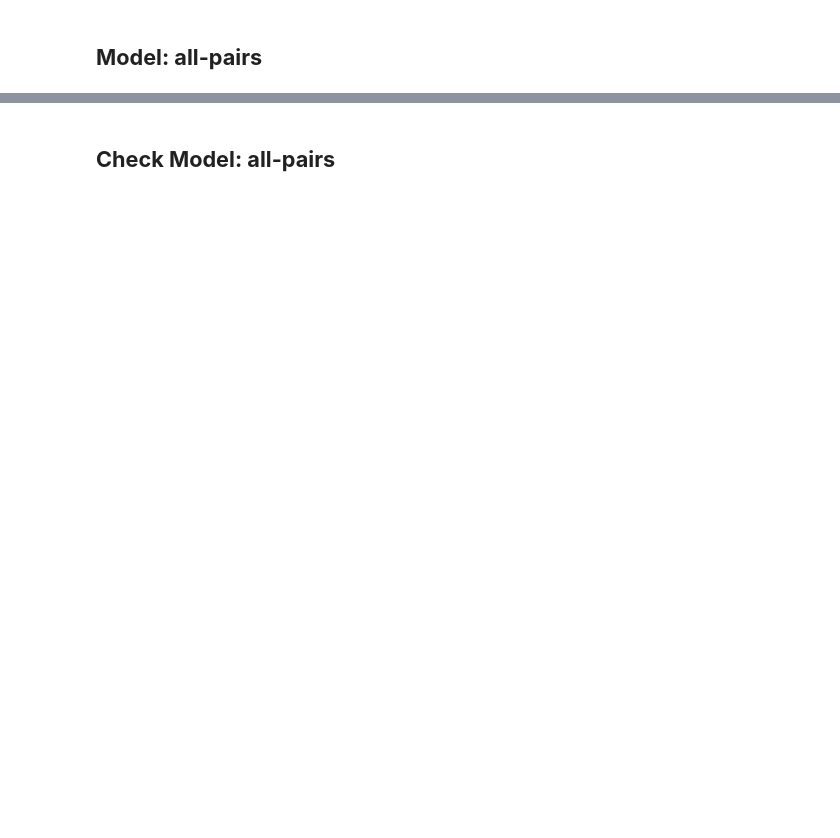
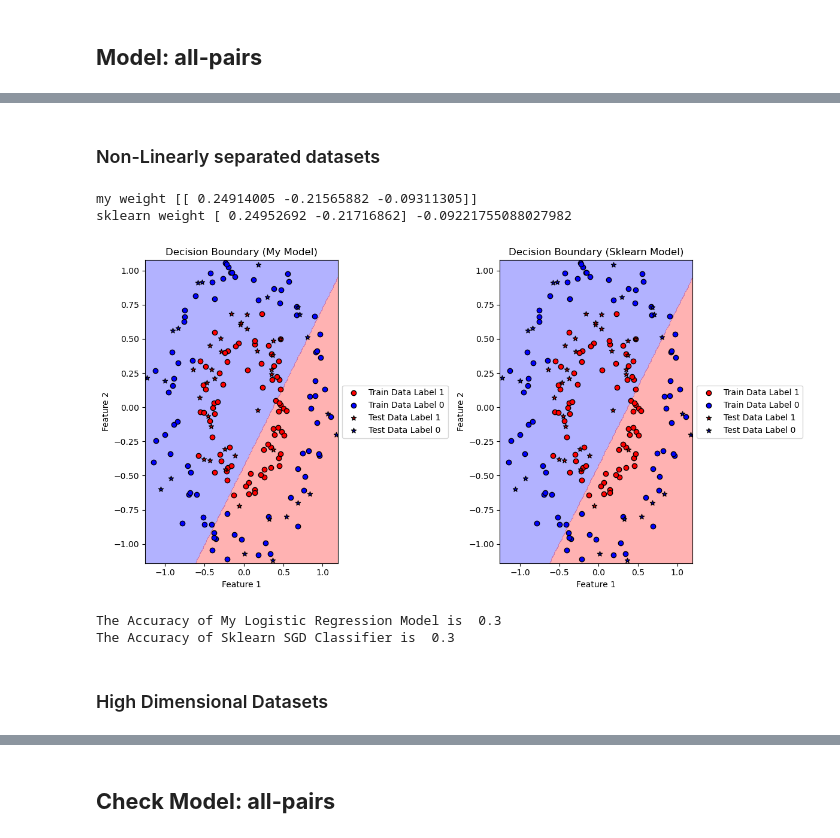
Before and after one commit to hyukahn16/data2060-final-project, a Jupyter notebook: project.ipynb, the cells around one changed output, grey strips where cells are left out. Drawn from its saved outputs; the diff is of its cells as text; code cells hidden in the pictures; blank space fills up the shorter version.

```diff
--- a/project.ipynb
+++ b/project.ipynb
@@ -588,0 +603,28 @@ class AllPairs:
+# %% [markdown]
+### Non-Linearly separated datasets
+# %%
+from sklearn.datasets import make_circles
+np.random.seed(0)
+
+# Generate circle-like datasets
+X3, Y3 = make_circles(n_samples=200, noise=0.1, factor=0.5, random_state=0)
+indices = np.arange(X3.shape[0])
+shuffled_inds = np.random.permutation(indices)
+X3 = X3[shuffled_inds]
+Y3 = Y3[shuffled_inds]
+X3_train = X3[indices[:150]]
+Y3_train = Y3[indices[:150]]
+X3_test = X3[indices[-51:-1]]
+Y3_test = Y3[indices[-51:-1]]
+
+# check
+CheckPlot_LR(X=X3_train, Y=Y3_train, X_test=X3_test, Y_test=Y3_test,
+             lr=0.01, num_epochs=10000)
+# %% [output]
+my weight [[ 0.24914005 -0.21565882 -0.09311305]]
+sklearn weight [ 0.24952692 -0.21716862] -0.09221755088027982
+[figure, added]
+The Accuracy of My Logistic Regression Model is  0.3
+The Accuracy of Sklearn SGD Classifier is  0.3
+# %% [markdown]
+### High Dimensional Datasets
```
Also changed, not shown: parts of 35 cells of this notebook.
